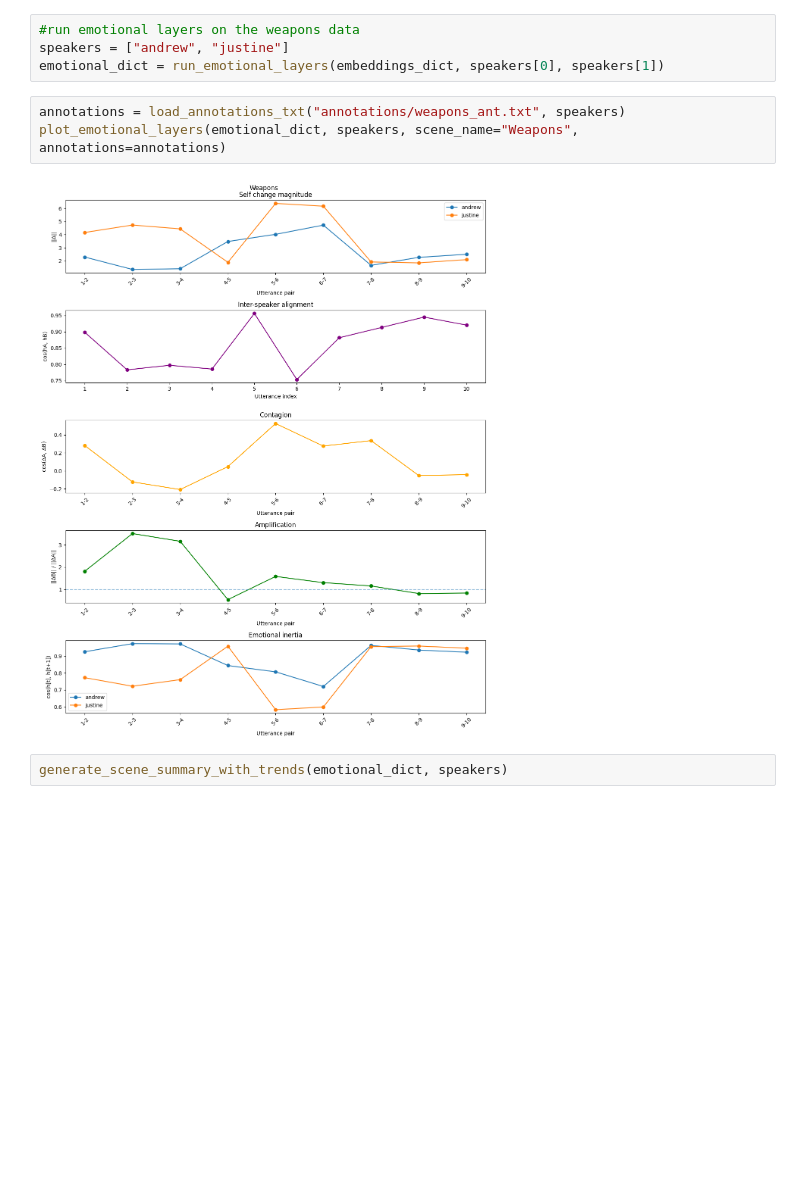
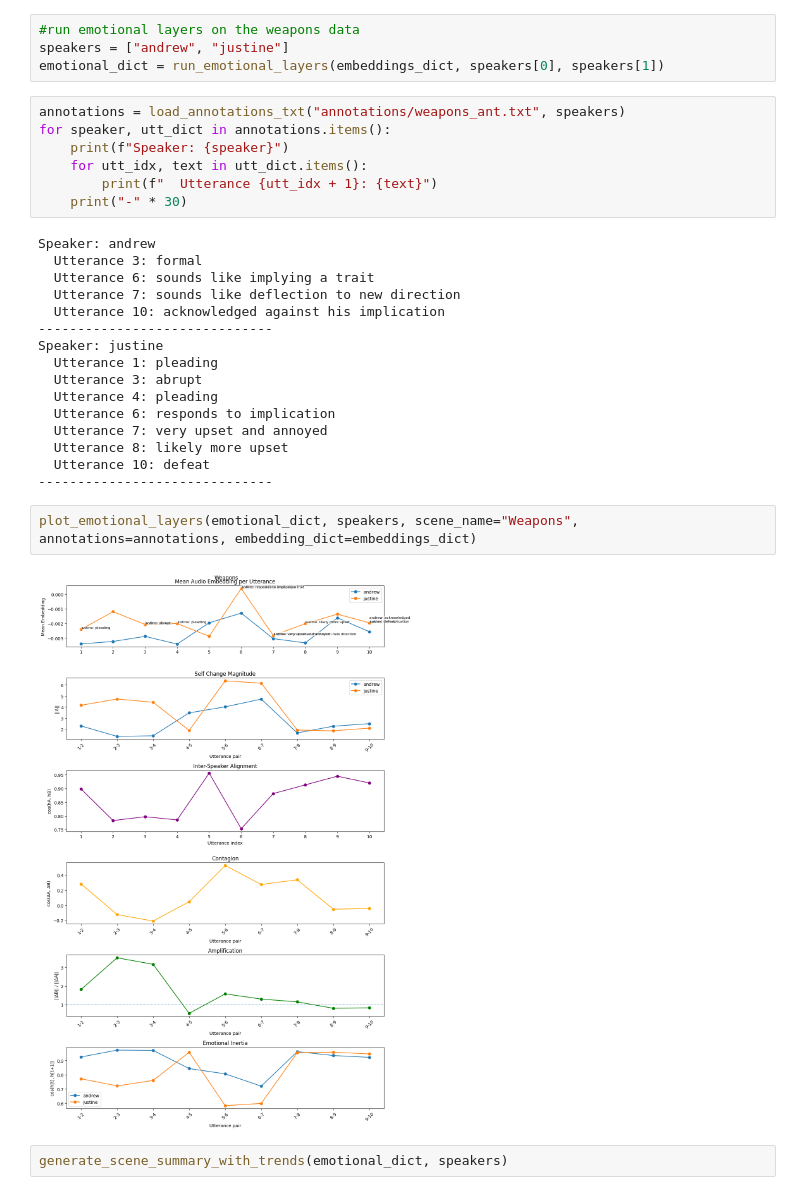
Before and after one commit to mwsong/tone-analysis, a Jupyter notebook: weapons.ipynb, the cells around one changed output. Cells and saved outputs as stored; diff of their text form; blank space fills up the shorter version.

```diff
--- a/weapons.ipynb
+++ b/weapons.ipynb
@@ -8,9 +8,31 @@ speakers = ["andrew", "justine"]
 emotional_dict = run_emotional_layers(embeddings_dict, speakers[0], speakers[1])
 # %%
 annotations = load_annotations_txt("annotations/weapons_ant.txt", speakers)
-plot_emotional_layers(emotional_dict, speakers, scene_name="Weapons", annotations=annotations)
+for speaker, utt_dict in annotations.items():
+    print(f"Speaker: {speaker}")
+    for utt_idx, text in utt_dict.items():
+        print(f"  Utterance {utt_idx + 1}: {text}")
+    print("-" * 30)
 # %% [output]
-[figure, removed]
+Speaker: andrew
+  Utterance 3: formal
+  Utterance 6: sounds like implying a trait
+  Utterance 7: sounds like deflection to new direction
+  Utterance 10: acknowledged against his implication
+------------------------------
+Speaker: justine
+  Utterance 1: pleading
+  Utterance 3: abrupt
+  Utterance 4: pleading
+  Utterance 6: responds to implication
+  Utterance 7: very upset and annoyed
+  Utterance 8: likely more upset
+  Utterance 10: defeat
+------------------------------
+# %%
+plot_emotional_layers(emotional_dict, speakers, scene_name="Weapons", annotations=annotations, embedding_dict=embeddings_dict)
+# %% [output]
+[figure, added]
 # %%
 generate_scene_summary_with_trends(emotional_dict, speakers)
 # %% [output]
```
Also changed, not shown: 8 other files.
